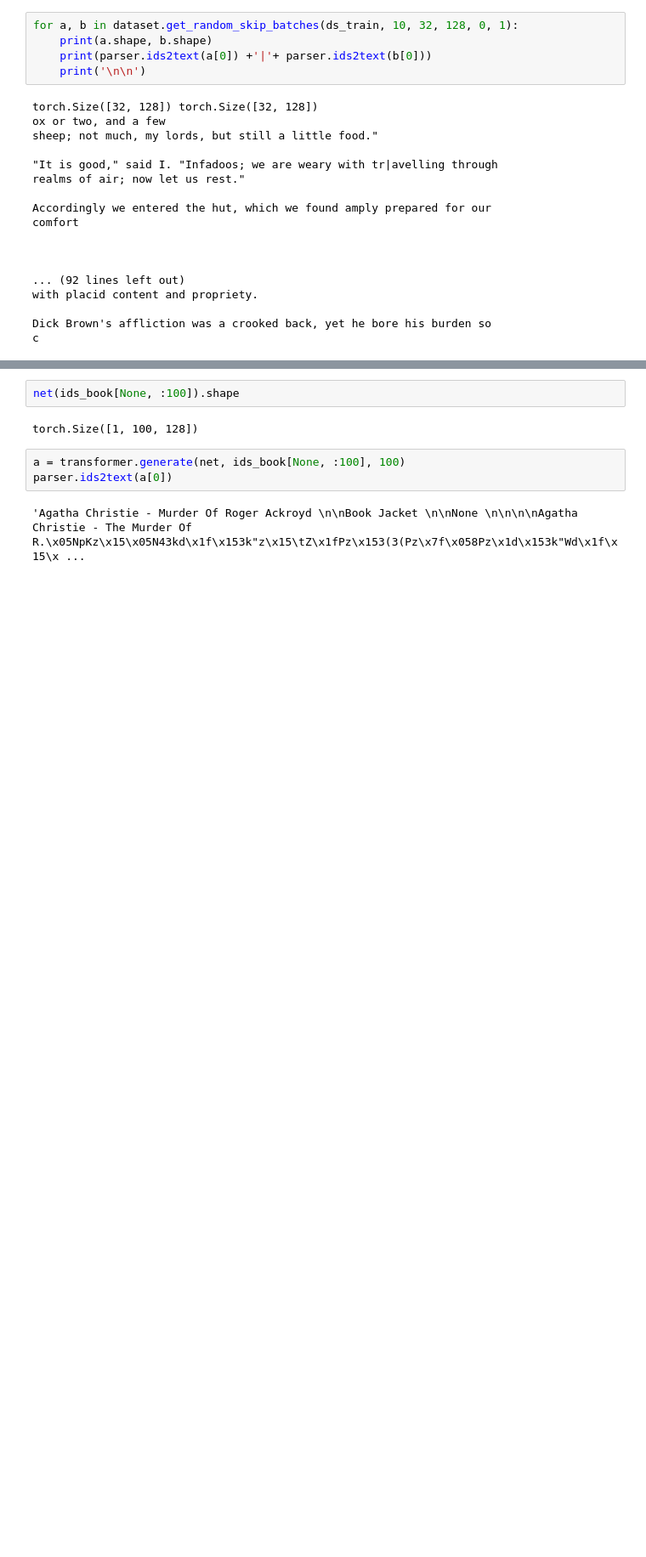
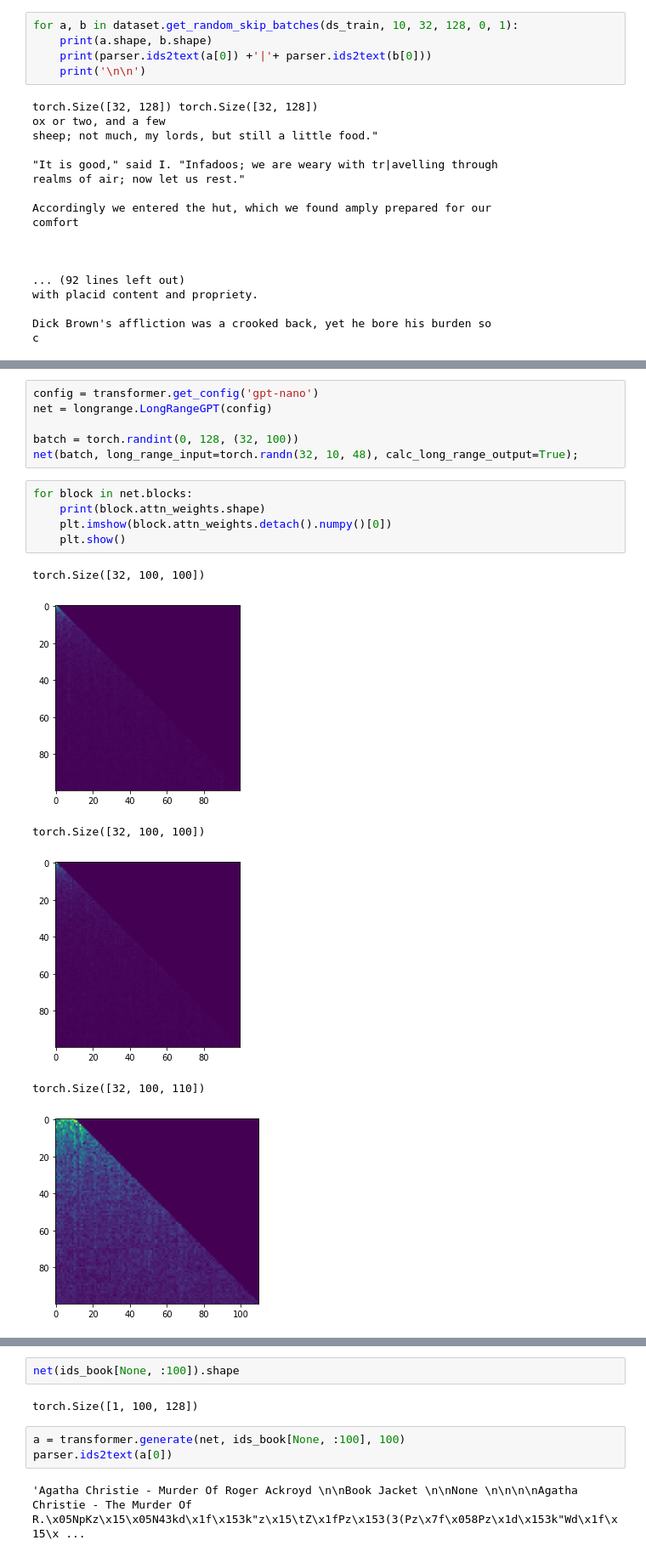
Before and after one commit to akarshkumar0101/transformer-memory, a Jupyter notebook: skip/testing.ipynb, the cells around one changed output, grey strips where cells are left out. Shown at 85% size. Drawn from its saved outputs; the diff is of its cells as text; blank space fills up the shorter version.

```diff
--- a/skip/testing.ipynb
+++ b/skip/testing.ipynb
@@ -85,0 +93,18 @@ torch.Size([32, 30, 128])
+# %%
+config = transformer.get_config('gpt-nano')
+net = longrange.LongRangeGPT(config)
+
+batch = torch.randint(0, 128, (32, 100))
+net(batch, long_range_input=torch.randn(32, 10, 48), calc_long_range_output=True);
+# %%
+for block in net.blocks:
+    print(block.attn_weights.shape)
+    plt.imshow(block.attn_weights.detach().numpy()[0])
+    plt.show()
+# %% [output]
+torch.Size([32, 100, 100])
+[figure, added]
+torch.Size([32, 100, 100])
+[figure, added]
+torch.Size([32, 100, 110])
+[figure, added]
```
Also changed, not shown: parts of 8 cells of this notebook, 5 other files.
